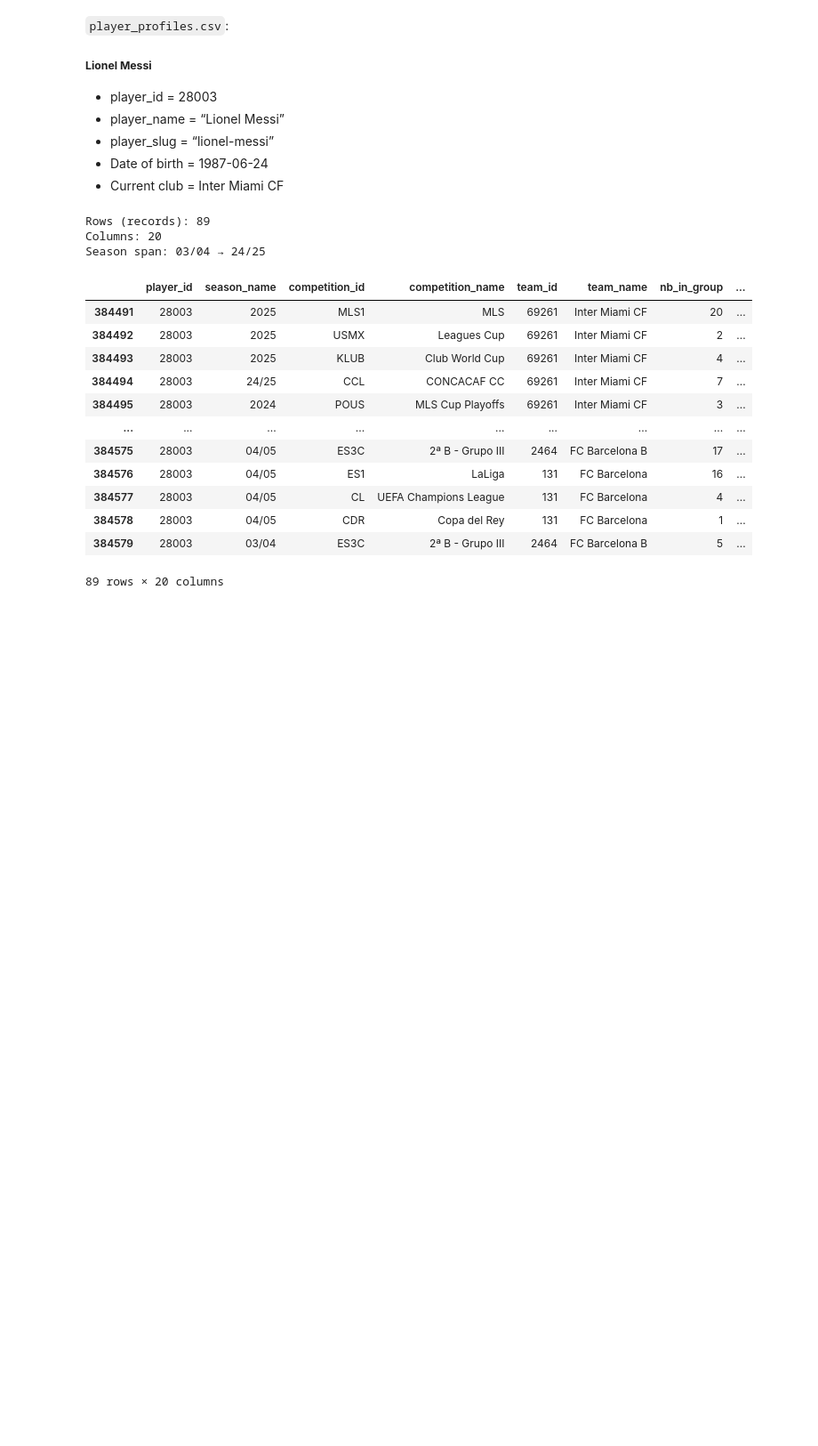
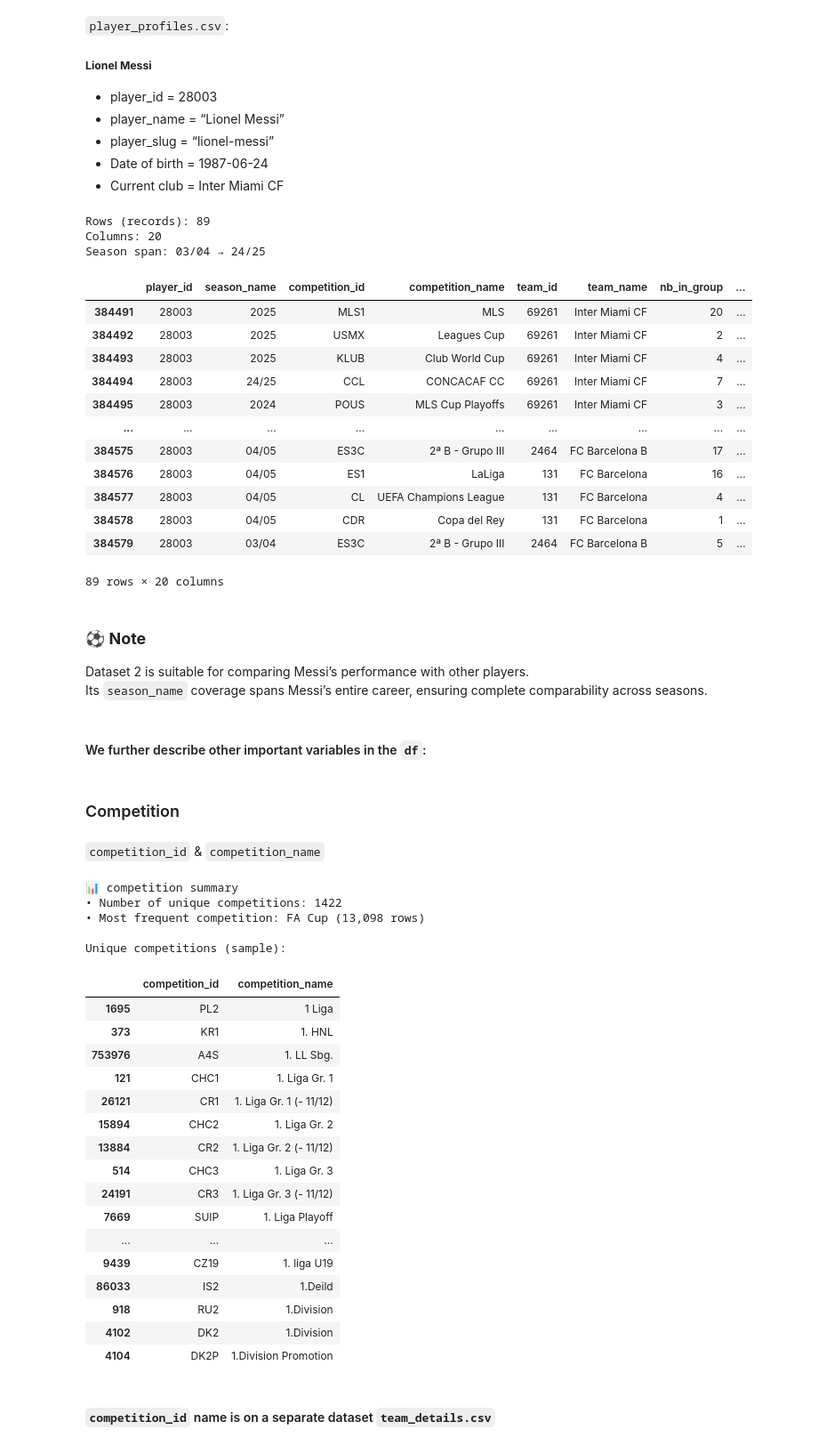
Before and after one commit to AndresDeve/Messi-outlier, a Jupyter notebook: notebooks/messi_exploration_dataset2.ipynb, the cells around one changed output. Shown: that part at 89% size. Cells and saved outputs as stored; diff of their text form; code cells hidden in the pictures; blank space fills up the shorter version.

```diff
--- a/notebooks/messi_exploration_dataset2.ipynb
+++ b/notebooks/messi_exploration_dataset2.ipynb
@@ -185,3 +185,62 @@ Season span: 03/04 → 24/25
 | 384578 | 28003 | 04/05 | CDR | Copa del Rey | 131 | FC Barcelona | 1 | ... |
 | 384579 | 28003 | 03/04 | ES3C | 2ª B - Grupo III | 2464 | FC Barcelona B | 5 | ... |
 89 rows × 20 columns
+# %% [markdown]
+### ⚽ **Note**
+Dataset 2 is suitable for comparing Messi’s performance with other players.
+Its `season_name` coverage spans Messi’s entire career, ensuring complete comparability across seasons.
+# %% [markdown]
+#### We further describe other important variables in the `df`:
+# %% [markdown]
+### Competition
+# %% [markdown]
+`competition_id` & `competition_name`
+# %%
+# --- Competition coverage analysis ---
+if "competition_id" not in df.columns or "competition_name" not in df.columns:
+    raise KeyError("competition_id / competition_name columns not found in dataset")
+
+# Number of unique competitions
+n_competitions = df["competition_id"].nunique()
+
+# Most frequent competition
+most_freq_comp = df["competition_name"].value_counts().idxmax()
+most_freq_comp_count = df["competition_name"].value_counts().max()
+
+print("\n📊 competition summary")
+print(f"• Number of unique competitions: {n_competitions}")
+print(f"• Most frequent competition: {most_freq_comp} ({most_freq_comp_count:,} rows)")
+
+# Optional: show a mapping of competition_id → competition_name (unique pairs)
+unique_competitions = (
+    df[["competition_id", "competition_name"]]
+    .drop_duplicates()
+    .sort_values("competition_name")
+)
+print("\nUnique competitions (sample):")
+display(unique_competitions.head(20))
+# %% [output]
+📊 competition summary
+• Number of unique competitions: 1422
+• Most frequent competition: FA Cup (13,098 rows)
+
+Unique competitions (sample):
+|  | competition_id | competition_name |
+| 1695 | PL2 | 1 Liga |
+| 373 | KR1 | 1. HNL |
+| 753976 | A4S | 1. LL Sbg. |
+| 121 | CHC1 | 1. Liga Gr. 1 |
+| 26121 | CR1 | 1. Liga Gr. 1 (- 11/12) |
+| 15894 | CHC2 | 1. Liga Gr. 2 |
+| 13884 | CR2 | 1. Liga Gr. 2 (- 11/12) |
+| 514 | CHC3 | 1. Liga Gr. 3 |
+| 24191 | CR3 | 1. Liga Gr. 3 (- 11/12) |
+| 7669 | SUIP | 1. Liga Playoff |
+| ... | ... | ... |
+| 9439 | CZ19 | 1. liga U19 |
+| 86033 | IS2 | 1.Deild |
+| 918 | RU2 | 1.Division |
+| 4102 | DK2 | 1.Division |
+| 4104 | DK2P | 1.Division Promotion |
+# %% [markdown]
+#### `competition_id` name is on a separate dataset `team_details.csv`
```
Also changed, not shown: parts of 9 cells of this notebook.
